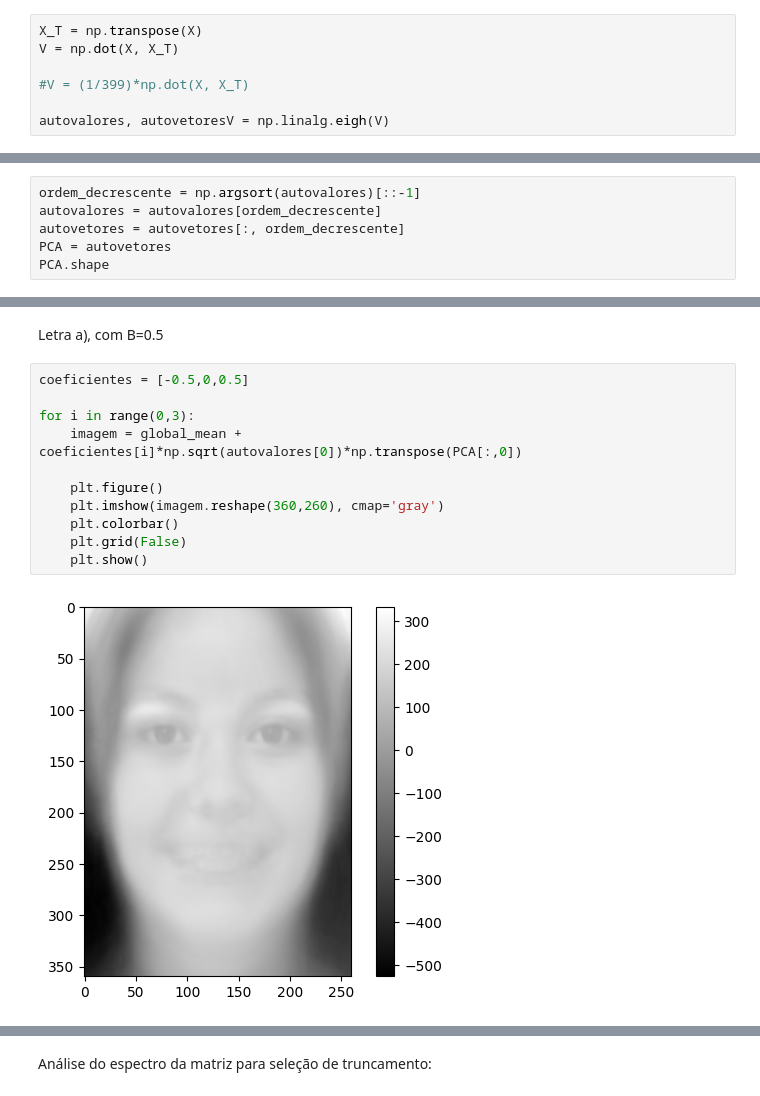
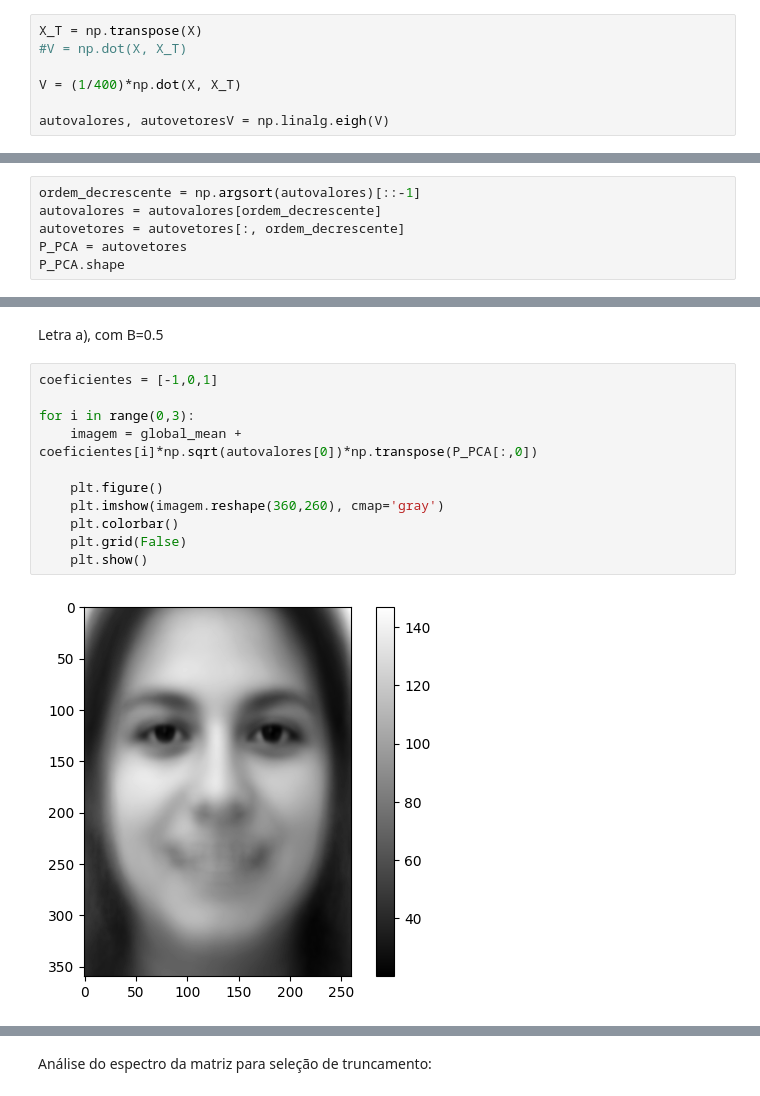
Before and after one commit to lorran-araujo/LNCC, a Jupyter notebook: disciplinas/redes-neurais/codes/lista2/exercicio3.ipynb, the cells around one changed output, grey strips where cells are left out. Drawn from its saved outputs; the diff is of its cells as text.

```diff
--- a/disciplinas/redes-neurais/codes/lista2/exercicio3.ipynb
+++ b/disciplinas/redes-neurais/codes/lista2/exercicio3.ipynb
@@ -69,9 +69,9 @@ X = images_vetorizada - global_mean
 Para o problema de Small size, encontrando autovalores e autovetores de XX^T:
 # %%
 X_T = np.transpose(X)
-V = np.dot(X, X_T)
+#V = np.dot(X, X_T)
 
-#V = (1/399)*np.dot(X, X_T)
+V = (1/400)*np.dot(X, X_T)
 
 autovalores, autovetoresV = np.linalg.eigh(V)
 # %% [markdown]
@@ -90,23 +90,23 @@ autovetores.shape
 ordem_decrescente = np.argsort(autovalores)[::-1]
 autovalores = autovalores[ordem_decrescente]
 autovetores = autovetores[:, ordem_decrescente]
-PCA = autovetores
-PCA.shape
+P_PCA = autovetores
+P_PCA.shape
 # %% [output]
 (93600, 400)
 # %% [markdown]
 Letra a), com B=0.5
 # %%
-coeficientes = [-0.5,0,0.5]
+coeficientes = [-1,0,1]
 
 for i in range(0,3):
-    imagem = global_mean + coeficientes[i]*np.sqrt(autovalores[0])*np.transpose(PCA[:,0])
+    imagem = global_mean + coeficientes[i]*np.sqrt(autovalores[0])*np.transpose(P_PCA[:,0])
 
     plt.figure()
     plt.imshow(imagem.reshape(360,260), cmap='gray')
     plt.colorbar()
     plt.grid(False)
     plt.show()
 # %% [output]
-[figure, old version]
+[figure, new version]
 [figure]
```
Also changed, not shown: parts of 12 cells of this notebook, 8 other files.
